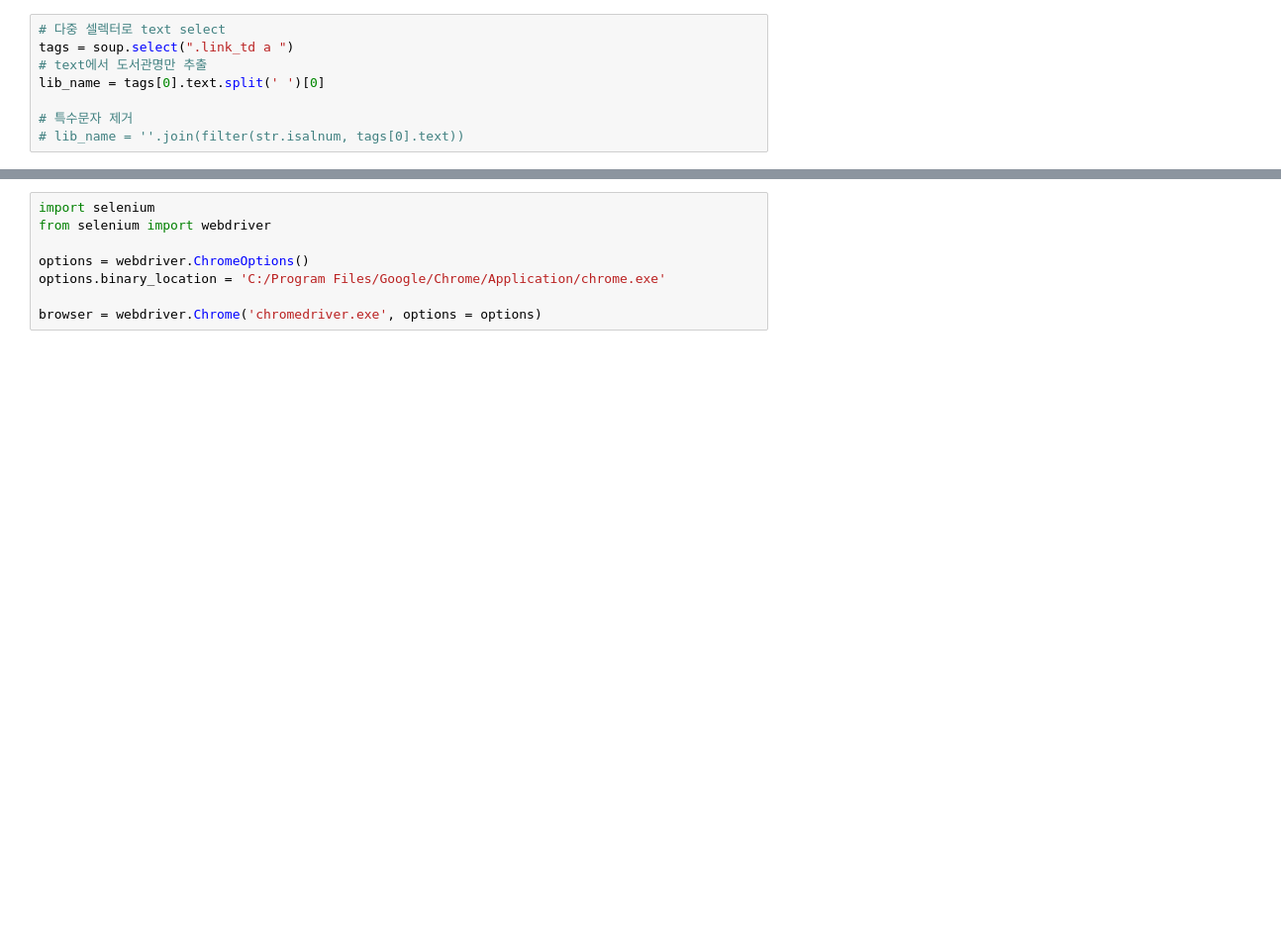
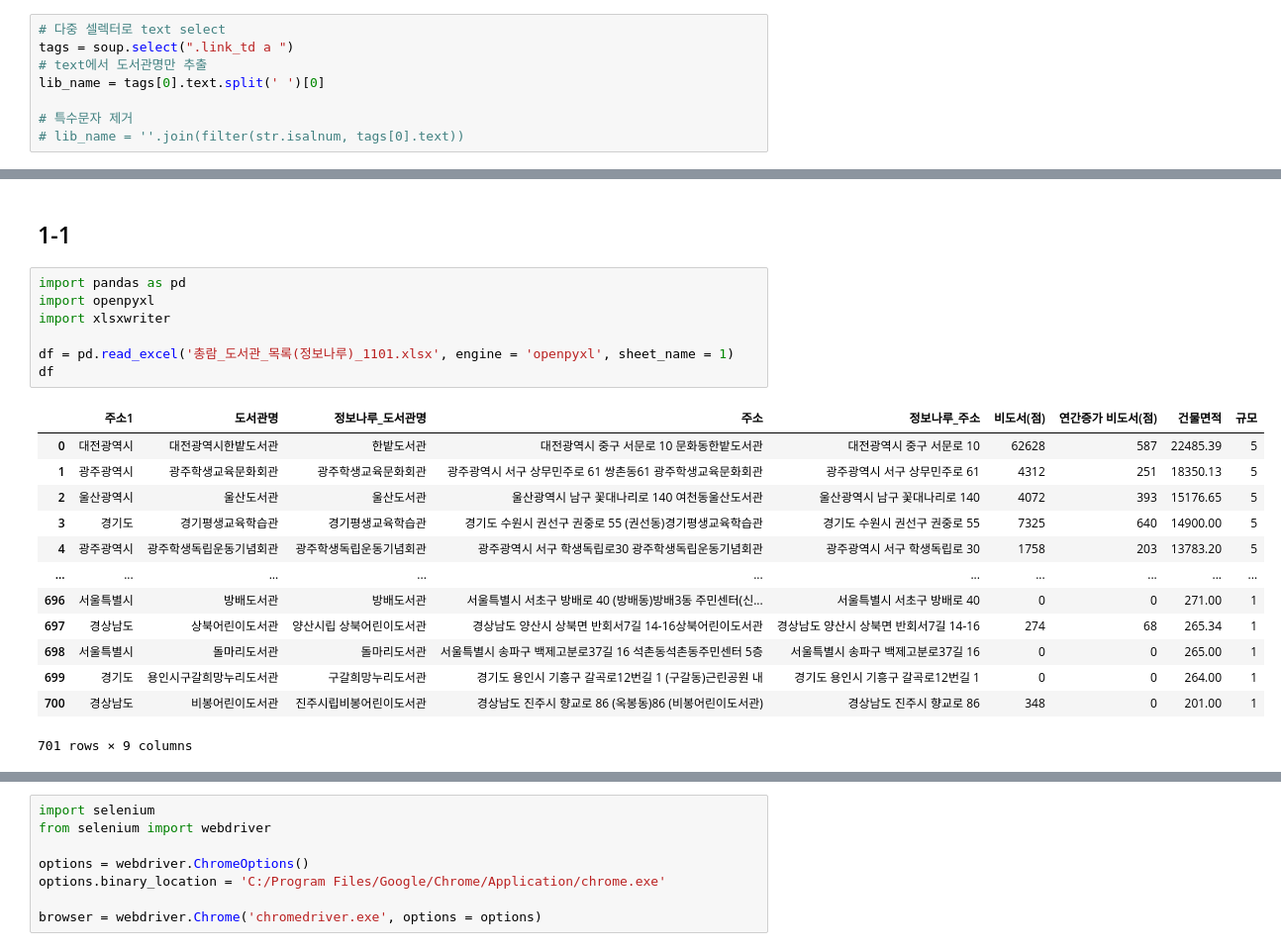
Before and after one commit to Hyeonjiwon/Python-Study, a Jupyter notebook: Web Scraping/Web scraping.ipynb, the cells around one changed output, grey strips where cells are left out. Shown at 99% size. Cells and saved outputs as stored; diff of their text form; blank space fills up the shorter version.

```diff
--- a/Web Scraping/Web scraping.ipynb
+++ b/Web Scraping/Web scraping.ipynb
@@ -58,0 +67,23 @@ lib_name = tags[0].text.split(' ')[0]
+# %% [markdown]
+## 1-1
+# %%
+import pandas as pd
+import openpyxl
+import xlsxwriter
+
+df = pd.read_excel('총람_도서관_목록(정보나루)_1101.xlsx', engine = 'openpyxl', sheet_name = 1)
+df
+# %% [output]
+|  | 주소1 | 도서관명 | 정보나루_도서관명 | 주소 | 정보나루_주소 | 비도서(점) | 연간증가 비도서(점) | 건물면적 | 규모 |
+| 0 | 대전광역시 | 대전광역시한밭도서관 | 한밭도서관 | 대전광역시 중구 서문로 10 문화동한밭도서관 | 대전광역시 중구 서문로 10 | 62628 | 587 | 22485.39 | 5 |
+| 1 | 광주광역시 | 광주학생교육문화회관 | 광주학생교육문화회관 | 광주광역시 서구 상무민주로 61 쌍촌동61 광주학생교육문화회관 | 광주광역시 서구 상무민주로 61 | 4312 | 251 | 18350.13 | 5 |
+| 2 | 울산광역시 | 울산도서관 | 울산도서관 | 울산광역시 남구 꽃대나리로 140 여천동울산도서관 | 울산광역시 남구 꽃대나리로 140 | 4072 | 393 | 15176.65 | 5 |
+| 3 | 경기도 | 경기평생교육학습관 | 경기평생교육학습관 | 경기도 수원시 권선구 권중로 55 (권선동)경기평생교육학습관 | 경기도 수원시 권선구 권중로 55 | 7325 | 640 | 14900.00 | 5 |
+| 4 | 광주광역시 | 광주학생독립운동기념회관 | 광주학생독립운동기념회관 | 광주광역시 서구 학생독립로30 광주학생독립운동기념회관 | 광주광역시 서구 학생독립로 30 | 1758 | 203 | 13783.20 | 5 |
+| ... | ... | ... | ... | ... | ... | ... | ... | ... | ... |
+| 696 | 서울특별시 | 방배도서관 | 방배도서관 | 서울특별시 서초구 방배로 40 (방배동)방배3동 주민센터(신... | 서울특별시 서초구 방배로 40 | 0 | 0 | 271.00 | 1 |
+| 697 | 경상남도 | 상북어린이도서관 | 양산시립 상북어린이도서관 | 경상남도 양산시 상북면 반회서7길 14-16상북어린이도서관 | 경상남도 양산시 상북면 반회서7길 14-16 | 274 | 68 | 265.34 | 1 |
+| 698 | 서울특별시 | 돌마리도서관 | 돌마리도서관 | 서울특별시 송파구 백제고분로37길 16 석촌동석촌동주민센터 5층 | 서울특별시 송파구 백제고분로37길 16 | 0 | 0 | 265.00 | 1 |
+| 699 | 경기도 | 용인시구갈희망누리도서관 | 구갈희망누리도서관 | 경기도 용인시 기흥구 갈곡로12번길 1 (구갈동)근린공원 내 | 경기도 용인시 기흥구 갈곡로12번길 1 | 0 | 0 | 264.00 | 1 |
+| 700 | 경상남도 | 비봉어린이도서관 | 진주시립비봉어린이도서관 | 경상남도 진주시 향교로 86 (옥봉동)86 (비봉어린이도서관) | 경상남도 진주시 향교로 86 | 348 | 0 | 201.00 | 1 |
+701 rows × 9 columns
```
Also changed, not shown: parts of 16 cells of this notebook.
